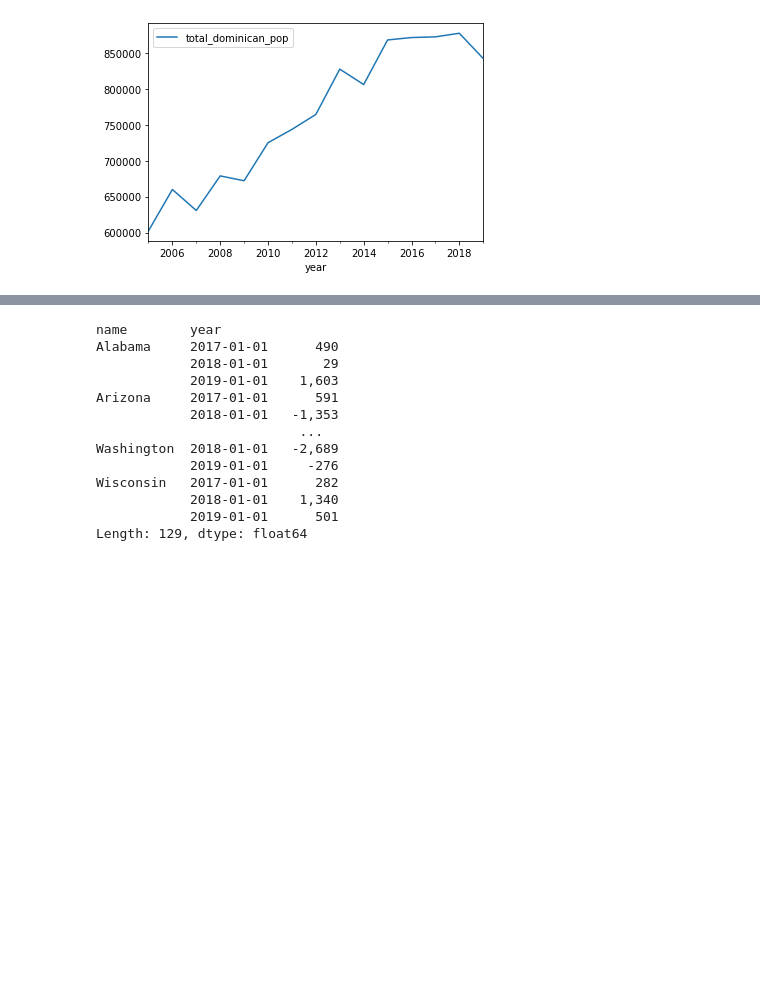
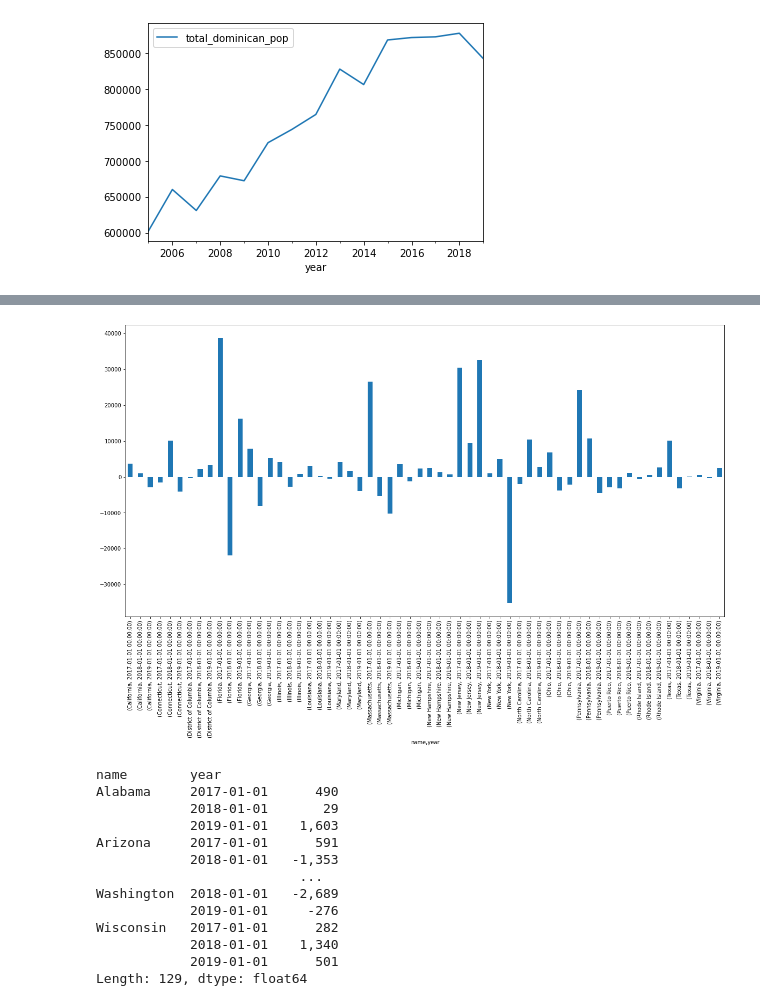
Before and after one commit to edejesus196/dominicans_us_census, a Jupyter notebook: dominicans_census.ipynb, the cells around one changed output, grey strips where cells are left out. Drawn from its saved outputs; the diff is of its cells as text; code cells hidden in the pictures; blank space fills up the shorter version.

```diff
--- a/dominicans_census.ipynb
+++ b/dominicans_census.ipynb
@@ -114 +127,3 @@ top_10_2019 = list(df_pivot['2019-01-01'].sort_values(ascending=False).head(10).
+# %%
+top_20_2019 = list(df_pivot['2019-01-01'].sort_values(ascending=False).head(20).index)
 # %%
@@ -119,3 +155,9 @@ df_pivot.loc[df_pivot.index.isin(top_10_2019), '2016':'2019'].diff(axis=1).stack
+# %%
+plt.figure(figsize=(20,10))
+df_pivot.loc[df_pivot.index.isin(top_20_2019), '2016':'2019'].diff(axis=1).stack().plot(kind='bar')
+plt.show()
+# %% [output]
+[figure, added]
 # %%
 df_pivot_2017_2019_diff = df_pivot.diff(axis=1).loc[:,'2017':'2019']
 df_pivot_2017_2019_diff.stack()
```
Also changed, not shown: parts of 8 cells of this notebook.
